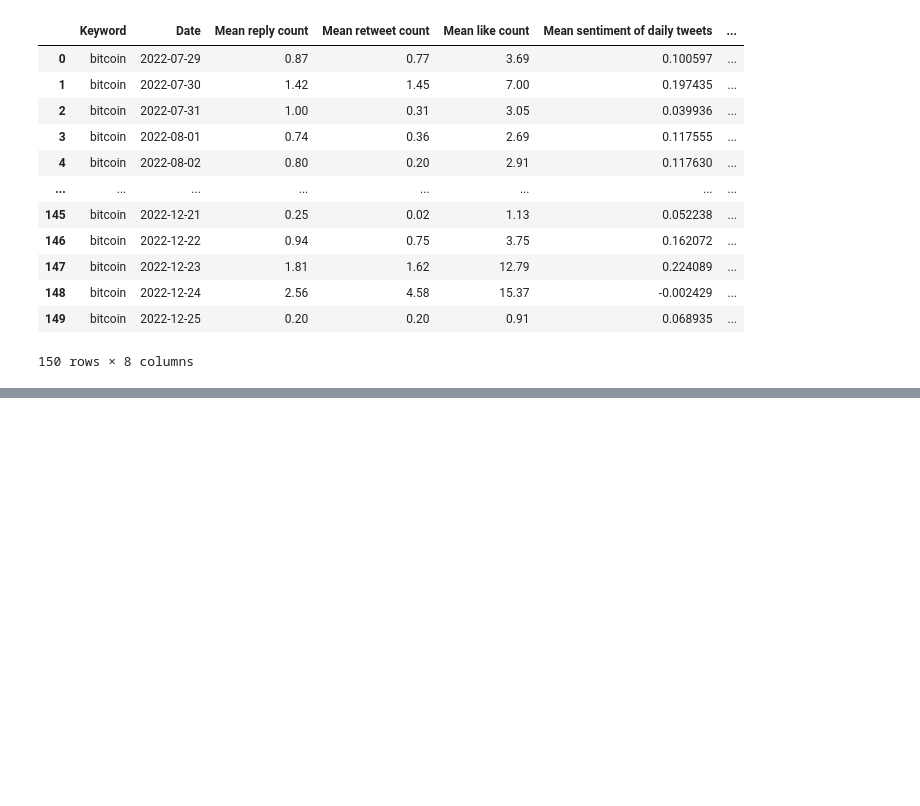
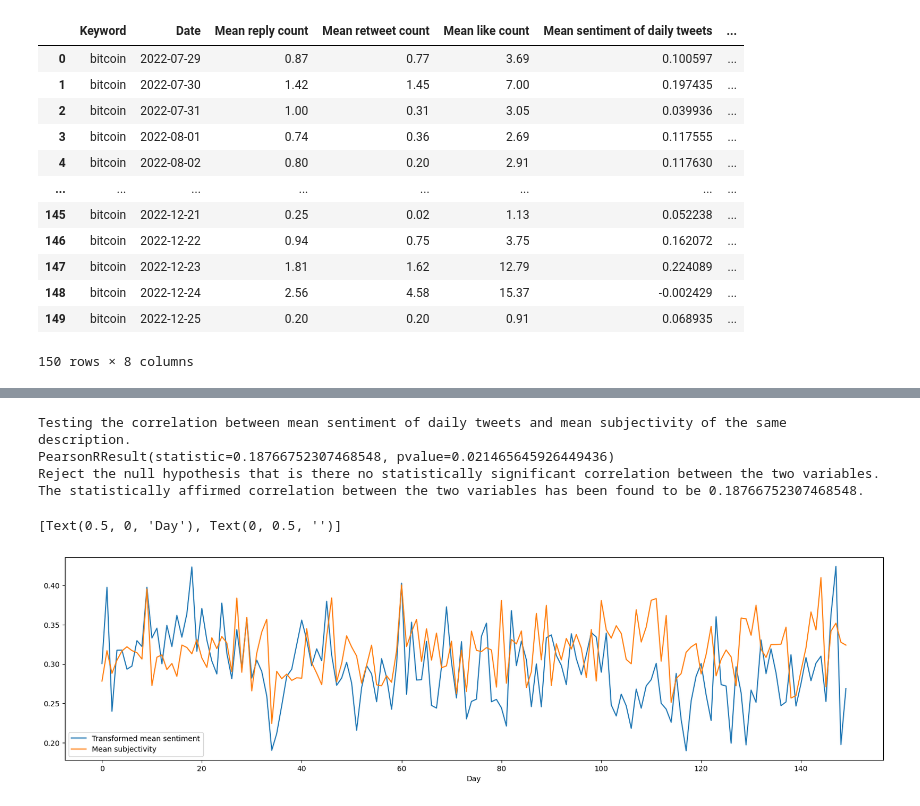
Before and after one commit to MurasatoNaoya/Proof-of-Concept-Banking-System-and-BTC-Market-Price-Tracking-Sentiment-Analysis-Projects, a Jupyter notebook: Courseworks/Part 2/SDPA_p2.ipynb, the cells around one changed output, grey strips where cells are left out. Saved outputs shown, nothing was run; the diff lists cells and outputs as text; code cells hidden in the pictures; blank space fills up the shorter version.

```diff
--- a/Courseworks/Part 2/SDPA_p2.ipynb
+++ b/Courseworks/Part 2/SDPA_p2.ipynb
@@ -250,0 +414,27 @@ df_bitcoin  created!
+# %%
+# Question 2:
+
+df_bitcoin = pd.read_csv('bitcoin _enriched_data.csv')
+
+# Assigning varibales to later apply Pearson r correlation test to.
+v1 = df_bitcoin['Mean sentiment of daily tweets']
+v2 = df_bitcoin['Mean subjectivity of daily tweets']
+
+# Implementing correlation tester for statistical significance.
+print('Testing the correlation between mean sentiment of daily tweets and mean subjectivity of the same description.')
+pearsonr_tester(v1, v2)
+
+
+# Mean sentiment has to be scaled a little bit to make the correlation between sentiment and subjectivity clear.
+df_bitcoin['Mean sentiment of daily tweets'] = df_bitcoin['Mean sentiment of daily tweets'] + 0.2
+
+plt.figure(figsize=(20, 5))
+sns.lineplot(x = df_bitcoin.index, y = 'Mean sentiment of daily tweets', data = df_bitcoin, label = 'Transformed mean sentiment').set(xlabel = 'Day', ylabel = None)
+sns.lineplot(x = df_bitcoin.index, y = 'Mean subjectivity of daily tweets', data = df_bitcoin, label = 'Mean subjectivity').set(xlabel = 'Day', ylabel = None)
+# %% [output]
+Testing the correlation between mean sentiment of daily tweets and mean subjectivity of the same description.
+PearsonRResult(statistic=0.18766752307468548, pvalue=0.021465645926449436)
+Reject the null hypothesis that is there no statistically significant correlation between the two variables.
+The statistically affirmed correlation between the two variables has been found to be 0.18766752307468548.
+[Text(0.5, 0, 'Day'), Text(0, 0.5, '')]
+[figure, added]
```
Also changed, not shown: parts of 18 cells of this notebook.
